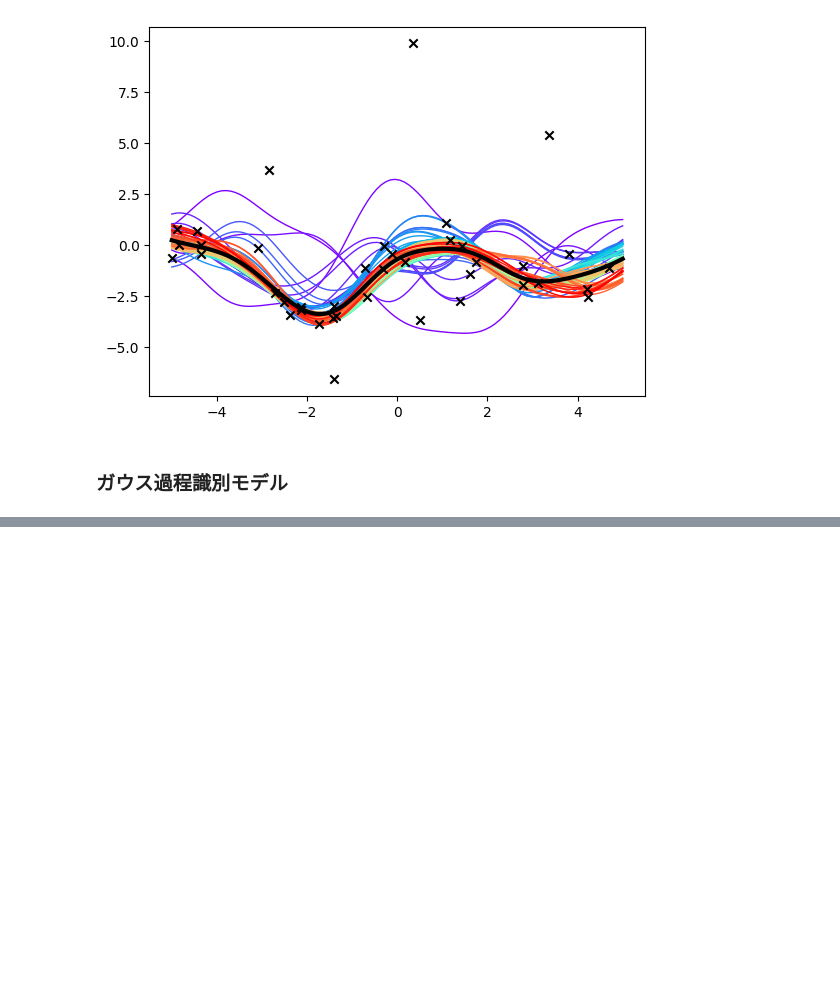
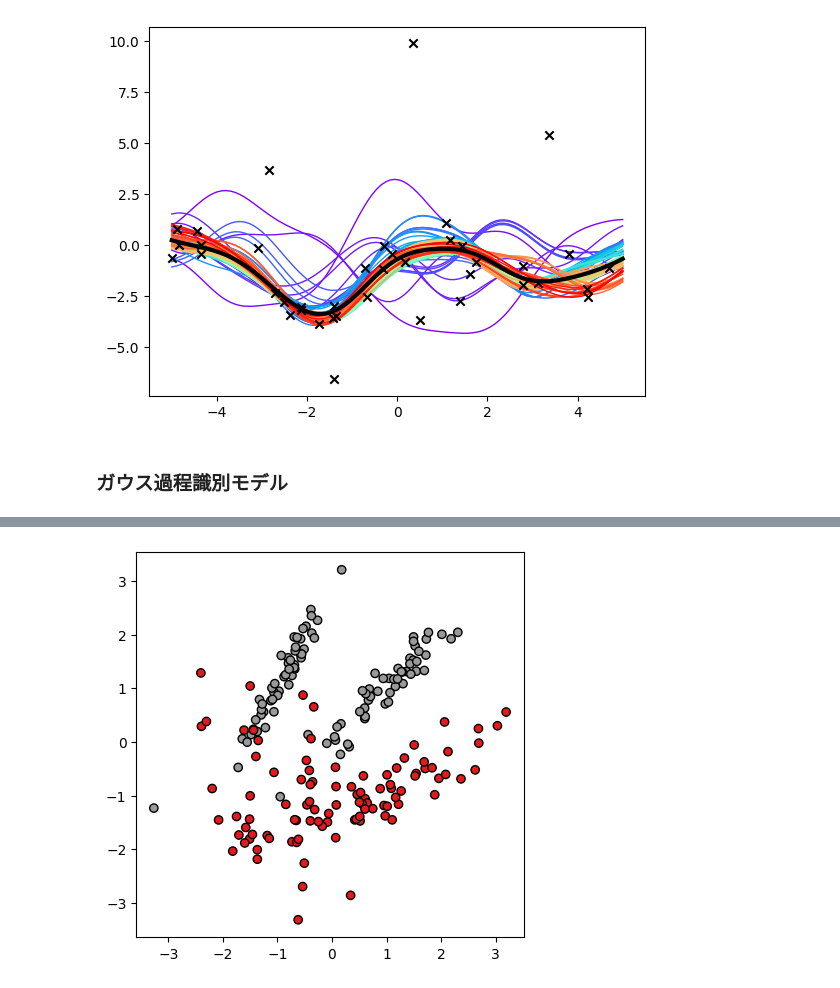
Before and after one commit to skmyng/gpr, a Jupyter notebook: chap3_6.ipynb, the cells around one changed output, grey strips where cells are left out. Saved outputs shown, nothing was run; the diff lists cells and outputs as text; code cells hidden in the pictures; blank space fills up the shorter version.

```diff
--- a/chap3_6.ipynb
+++ b/chap3_6.ipynb
@@ -219,0 +258,10 @@ fig.tight_layout()
+# %%
+X3, y3 = make_classification(n_samples=200, n_features=2, n_redundant=0,
+                           n_informative=2, n_clusters_per_class=2,
+                           random_state=4)
+
+plt.figure(figsize=(5,5))
+plt.scatter(X3[:,0], X3[:,1], c=y3, cmap=plt.cm.Set1, edgecolor='k')
+plt.show()
+# %% [output]
+[figure, added]
```
Also changed, not shown: parts of 13 cells of this notebook.
